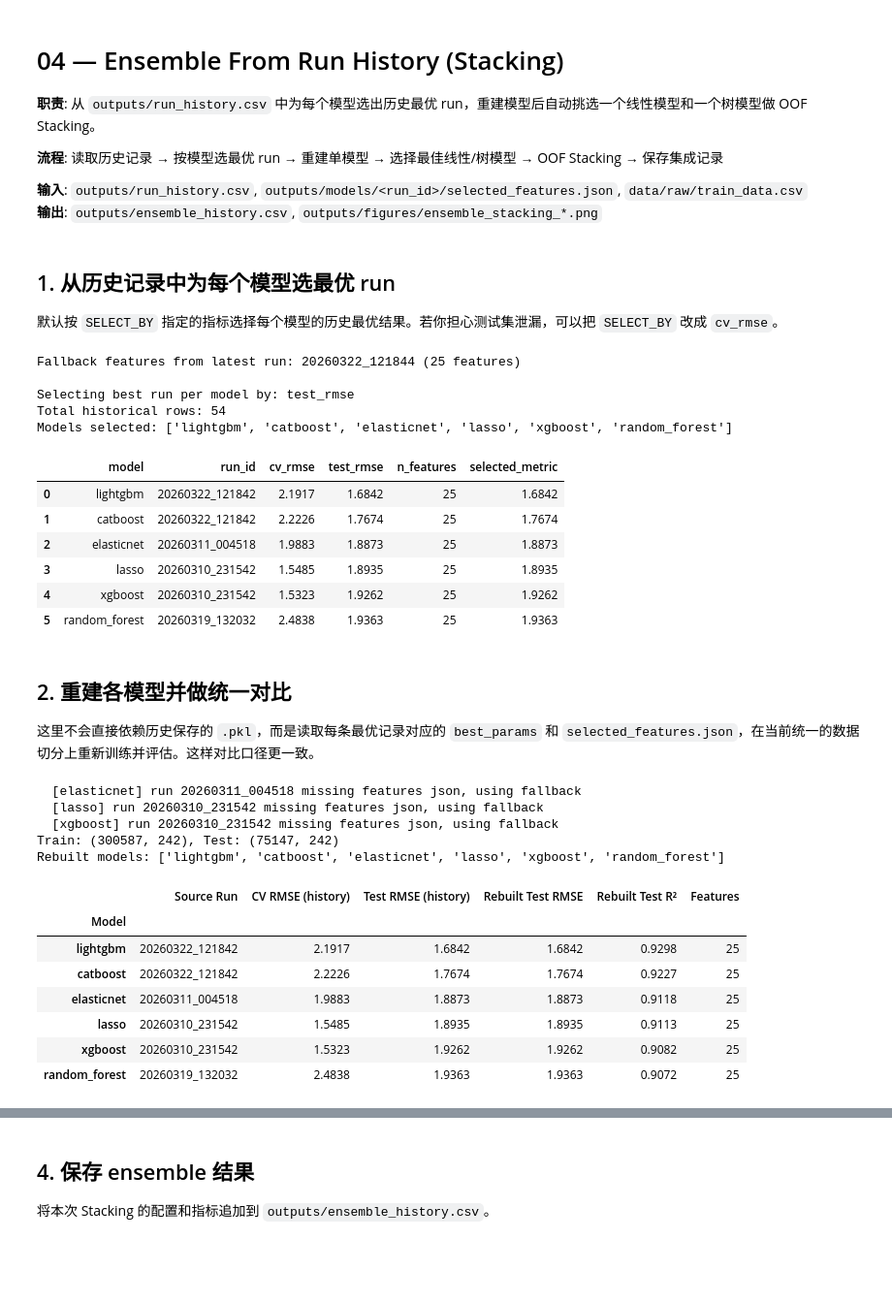
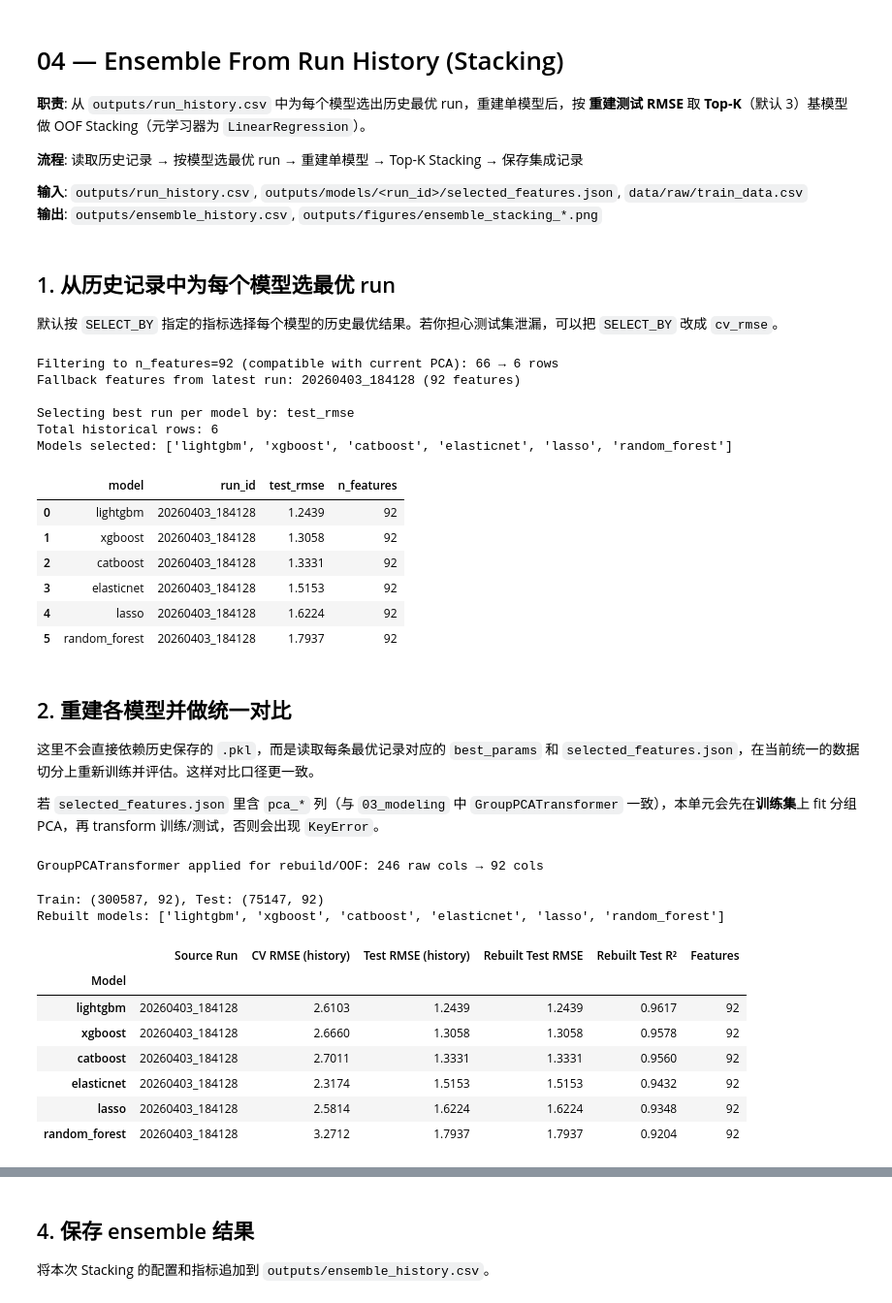
Before and after one commit to zhang-dot-dev/weather-forecast, a Jupyter notebook: notebooks/04_ensemble.ipynb, the cells around one changed output, grey strips where cells are left out. Shown at 97% size. Cells and saved outputs as stored; diff of their text form; code cells hidden in the pictures; blank space fills up the shorter version.

```diff
--- a/notebooks/04_ensemble.ipynb
+++ b/notebooks/04_ensemble.ipynb
@@ -1,9 +1,9 @@
 # %% [markdown]
 # 04 — Ensemble From Run History (Stacking)
 
-**职责**: 从 `outputs/run_history.csv` 中为每个模型选出历史最优 run，重建模型后自动挑选一个线性模型和一个树模型做 OOF Stacking。
+**职责**: 从 `outputs/run_history.csv` 中为每个模型选出历史最优 run，重建单模型后，按 **重建测试 RMSE** 取 **Top-K**（默认 3）基模型做 OOF Stacking（元学习器为 `LinearRegression`）。
 
-**流程**: 读取历史记录 → 按模型选最优 run → 重建单模型 → 选择最佳线性/树模型 → OOF Stacking → 保存集成记录
+**流程**: 读取历史记录 → 按模型选最优 run → 重建单模型 → Top-K Stacking → 保存集成记录
 
 **输入**: `outputs/run_history.csv`, `outputs/models/<run_id>/selected_features.json`, `data/raw/train_data.csv`
 **输出**: `outputs/ensemble_history.csv`, `outputs/figures/ensemble_stacking_*.png`
@@ -62,56 +84,85 @@ if missing:
 
 if SELECT_BY not in {'cv_rmse', 'test_rmse'}:
     raise ValueError("SELECT_BY must be 'cv_rmse' or 'test_rmse'")
 
 history = history.dropna(subset=[SELECT_BY]).copy()
 
 _fallback_features = None
+_latest_nfeat = history['n_features'].iloc[-1]
+_compat = history[history['n_features'] == _latest_nfeat]
+if len(_compat) < len(history):
+    print(f'Filtering to n_features={_latest_nfeat} (compatible with current PCA): '
+          f'{len(history)} → {len(_compat)} rows')
+    history = _compat
 for d in sorted(MODEL_DIR.iterdir(), reverse=True):
     fp = d / 'selected_features.json'
     if d.is_dir() and fp.exists():
         with open(fp) as f:
             _fallback_features = json.load(f)
         print(f'Fallback features from latest run: {d.name} ({len(_fallback_features)} features)')
         break
 if _fallback_features is None:
     raise FileNotFoundError('No run directory contains selected_features.json')
 
 history['selected_metric'] = history[SELECT_BY]
 history = history.sort_values(['model', 'selected_metric', 'timestamp'])
 
 best_by_model = history.groupby('model', as_index=False).first()
 best_by_model = best_by_model.sort_values('selected_metric').reset_index(drop=True)
 
 print(f'\nSelecting best run per model by: {SELECT_BY}')
 print(f'Total historical rows: {len(history)}')
 print(f'Models selected: {best_by_model["model"].tolist()}')
 
-best_by_model[['model', 'run_id', 'cv_rmse', 'test_rmse', 'n_features', 'selected_metric']]
+best_by_model[['model', 'run_id', 'test_rmse', 'n_features']]
 # %% [output]
-Fallback features from latest run: 20260322_121844 (25 features)
+Filtering to n_features=92 (compatible with current PCA): 66 → 6 rows
+Fallback features from latest run: 20260403_184128 (92 features)
 
 Selecting best run per model by: test_rmse
-Total historical rows: 54
-Models selected: ['lightgbm', 'catboost', 'elasticnet', 'lasso', 'xgboost', 'random_forest']
+Total historical rows: 6
+Models selected: ['lightgbm', 'xgboost', 'catboost', 'elasticnet', 'lasso', 'random_forest']
-|  | model | run_id | cv_rmse | test_rmse | n_features | selected_metric |
-| 0 | lightgbm | 20260322_121842 | 2.1917 | 1.6842 | 25 | 1.6842 |
-| 1 | catboost | 20260322_121842 | 2.2226 | 1.7674 | 25 | 1.7674 |
-| 2 | elasticnet | 20260311_004518 | 1.9883 | 1.8873 | 25 | 1.8873 |
-| 3 | lasso | 20260310_231542 | 1.5485 | 1.8935 | 25 | 1.8935 |
-| 4 | xgboost | 20260310_231542 | 1.5323 | 1.9262 | 25 | 1.9262 |
-| 5 | random_forest | 20260319_132032 | 2.4838 | 1.9363 | 25 | 1.9363 |
+|  | model | run_id | test_rmse | n_features |
+| 0 | lightgbm | 20260403_184128 | 1.2439 | 92 |
+| 1 | xgboost | 20260403_184128 | 1.3058 | 92 |
+| 2 | catboost | 20260403_184128 | 1.3331 | 92 |
+| 3 | elasticnet | 20260403_184128 | 1.5153 | 92 |
+| 4 | lasso | 20260403_184128 | 1.6224 | 92 |
+| 5 | random_forest | 20260403_184128 | 1.7937 | 92 |
 # %% [markdown]
 ## 2. 重建各模型并做统一对比
 
 这里不会直接依赖历史保存的 `.pkl`，而是读取每条最优记录对应的 `best_params` 和 `selected_features.json`，在当前统一的数据切分上重新训练并评估。这样对比口径更一致。
+
+若 `selected_features.json` 里含 `pca_*` 列（与 `03_modeling` 中 `GroupPCATransformer` 一致），本单元会先在**训练集**上 fit 分组 PCA，再 transform 训练/测试，否则会出现 `KeyError`。
 # %%
 df = load_and_clean(DATA_RAW)
 df = df.sort_values('startdate').reset_index(drop=True)
-X_full, y_full, _ = build_feature_matrix(df, TARGET)
+X_full, y_full, _ = build_feature_matrix_for_pca(df, TARGET)
 
 split_idx = int(len(X_full) * 0.8)
 X_train_full, X_test_full = X_full.iloc[:split_idx], X_full.iloc[split_idx:]
 y_train, y_test = y_full.iloc[:split_idx], y_full.iloc[split_idx:]
+
+# 与 03_modeling 一致：若历史 run 的 selected_features 含分组 PCA 列名，需先在训练集上 fit GroupPCATransformer
+X_raw_train, X_raw_test = X_train_full, X_test_full
+_feat_union = set()
+for row in best_by_model.itertuples(index=False):
+    _rd = MODEL_DIR / row.run_id / 'selected_features.json'
+    if _rd.exists():
+        with open(_rd) as _f:
+            _feat_union.update(json.load(_f))
+    else:
+        _feat_union.update(_fallback_features)
+_missing = [c for c in _feat_union if c not in X_raw_train.columns]
+if _missing and any(str(m).startswith('pca_') for m in _missing):
+    _gpca = GroupPCATransformer(random_state=RANDOM_STATE, var_threshold=0.95)
+    _gpca.fit(X_raw_train)
+    X_train_full = _gpca.transform(X_raw_train)
+    X_test_full = _gpca.transform(X_raw_test)
+    print(f'GroupPCATransformer applied for rebuild/OOF: {X_raw_train.shape[1]} raw cols → {X_train_full.shape[1]} cols')
+elif _missing:
+    raise KeyError(f'Unknown feature names (not in build_feature_matrix_for_pca and not pca_*): {_missing[:12]}')
 
 registry = discover_models()
 selected_models = {}
@@ -172,17 +223,15 @@ print(f'Train: {X_train_full.shape}, Test: {X_test_full.shape}')
 print(f'Rebuilt models: {list(base_results.index)}')
 base_results
 # %% [output]
-  [elasticnet] run 20260311_004518 missing features json, using fallback
-  [lasso] run 20260310_231542 missing features json, using fallback
-  [xgboost] run 20260310_231542 missing features json, using fallback
-Train: (300587, 242), Test: (75147, 242)
-Rebuilt models: ['lightgbm', 'catboost', 'elasticnet', 'lasso', 'xgboost', 'random_forest']
+GroupPCATransformer applied for rebuild/OOF: 246 raw cols → 92 cols
+Train: (300587, 92), Test: (75147, 92)
+Rebuilt models: ['lightgbm', 'xgboost', 'catboost', 'elasticnet', 'lasso', 'random_forest']
 |  | Source Run | CV RMSE (history) | Test RMSE (history) | Rebuilt Test RMSE | Rebuilt Test R² | Features |
 | Model |  |  |  |  |  |  |
-| lightgbm | 20260322_121842 | 2.1917 | 1.6842 | 1.6842 | 0.9298 | 25 |
-| catboost | 20260322_121842 | 2.2226 | 1.7674 | 1.7674 | 0.9227 | 25 |
-| elasticnet | 20260311_004518 | 1.9883 | 1.8873 | 1.8873 | 0.9118 | 25 |
-| lasso | 20260310_231542 | 1.5485 | 1.8935 | 1.8935 | 0.9113 | 25 |
-| xgboost | 20260310_231542 | 1.5323 | 1.9262 | 1.9262 | 0.9082 | 25 |
-| random_forest | 20260319_132032 | 2.4838 | 1.9363 | 1.9363 | 0.9072 | 25 |
+| lightgbm | 20260403_184128 | 2.6103 | 1.2439 | 1.2439 | 0.9617 | 92 |
+| xgboost | 20260403_184128 | 2.6660 | 1.3058 | 1.3058 | 0.9578 | 92 |
+| catboost | 20260403_184128 | 2.7011 | 1.3331 | 1.3331 | 0.9560 | 92 |
+| elasticnet | 20260403_184128 | 2.3174 | 1.5153 | 1.5153 | 0.9432 | 92 |
+| lasso | 20260403_184128 | 2.5814 | 1.6224 | 1.6224 | 0.9348 | 92 |
+| random_forest | 20260403_184128 | 3.2712 | 1.7937 | 1.7937 | 0.9204 | 92 |
 # %% [markdown]
```
Also changed, not shown: parts of 5 cells of this notebook, 21 other files.
